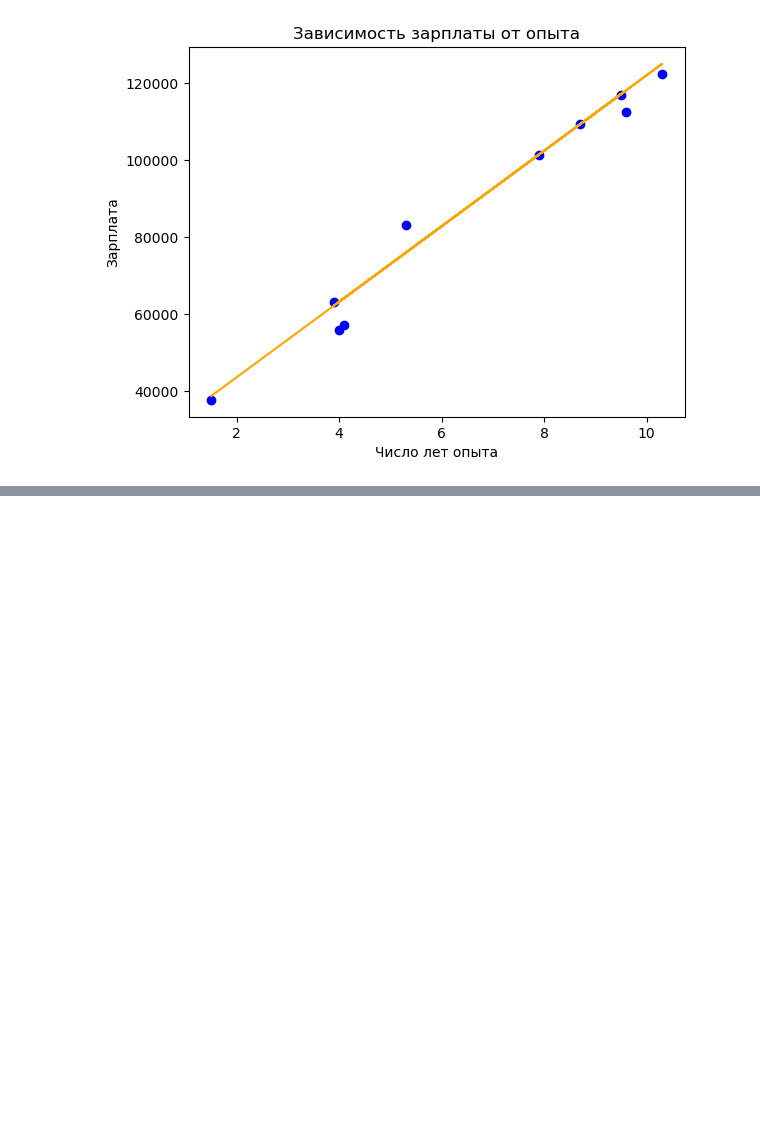
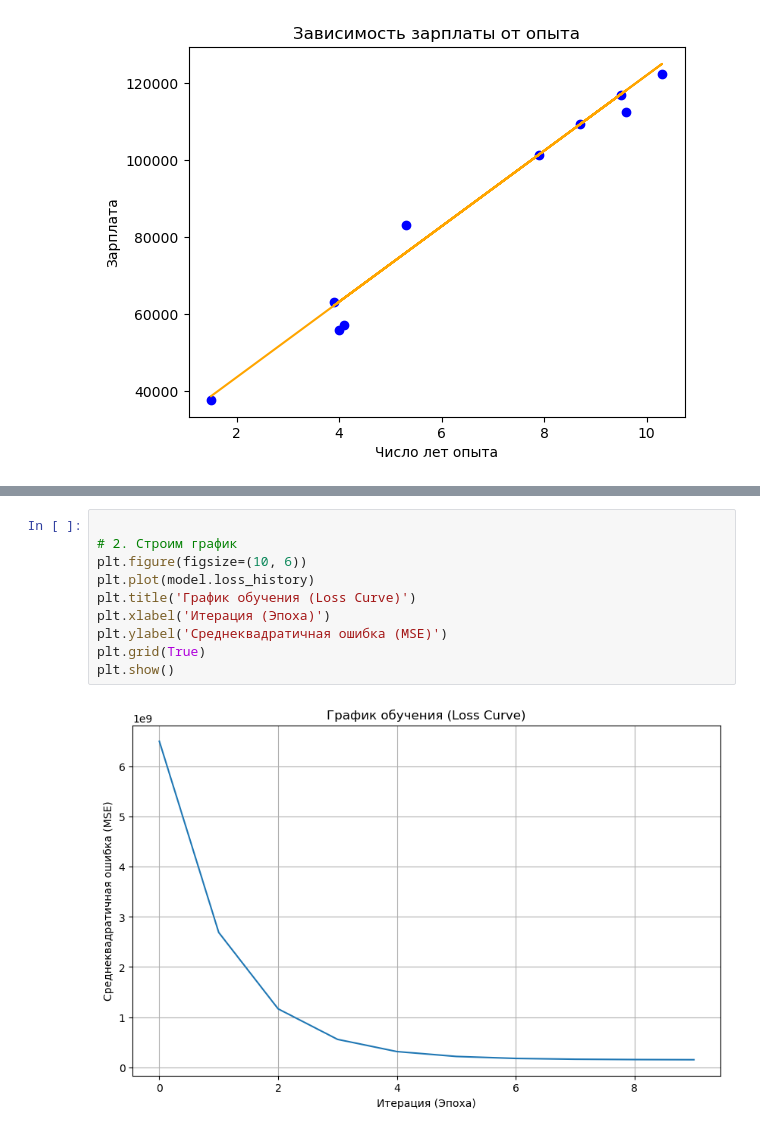
Before and after one commit to iTonyJah/DataScience, a Jupyter notebook: Edu/classical_ml/LinReg_scratch.ipynb, the cells around one changed output, grey strips where cells are left out. Saved outputs shown, nothing was run; the diff lists cells and outputs as text; blank space fills up the shorter version.

```diff
--- a/Edu/classical_ml/LinReg_scratch.ipynb
+++ b/Edu/classical_ml/LinReg_scratch.ipynb
@@ -105,0 +147,12 @@ plt.show()
+# %%
+
+# 2. Строим график
+plt.figure(figsize=(10, 6))
+plt.plot(model.loss_history)
+plt.title('График обучения (Loss Curve)')
+plt.xlabel('Итерация (Эпоха)')
+plt.ylabel('Среднеквадратичная ошибка (MSE)')
+plt.grid(True)
+plt.show()
+# %% [output]
+[figure, added]
```
Also changed, not shown: parts of 5 cells of this notebook, 1 other file.
